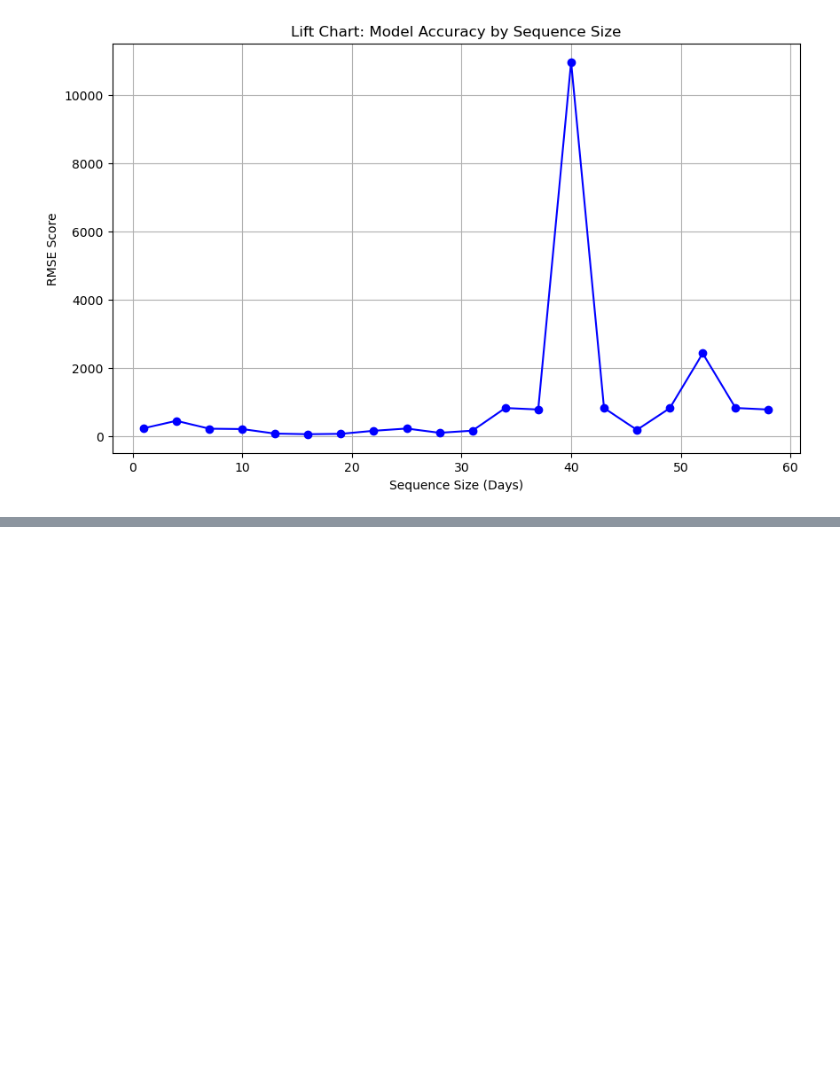
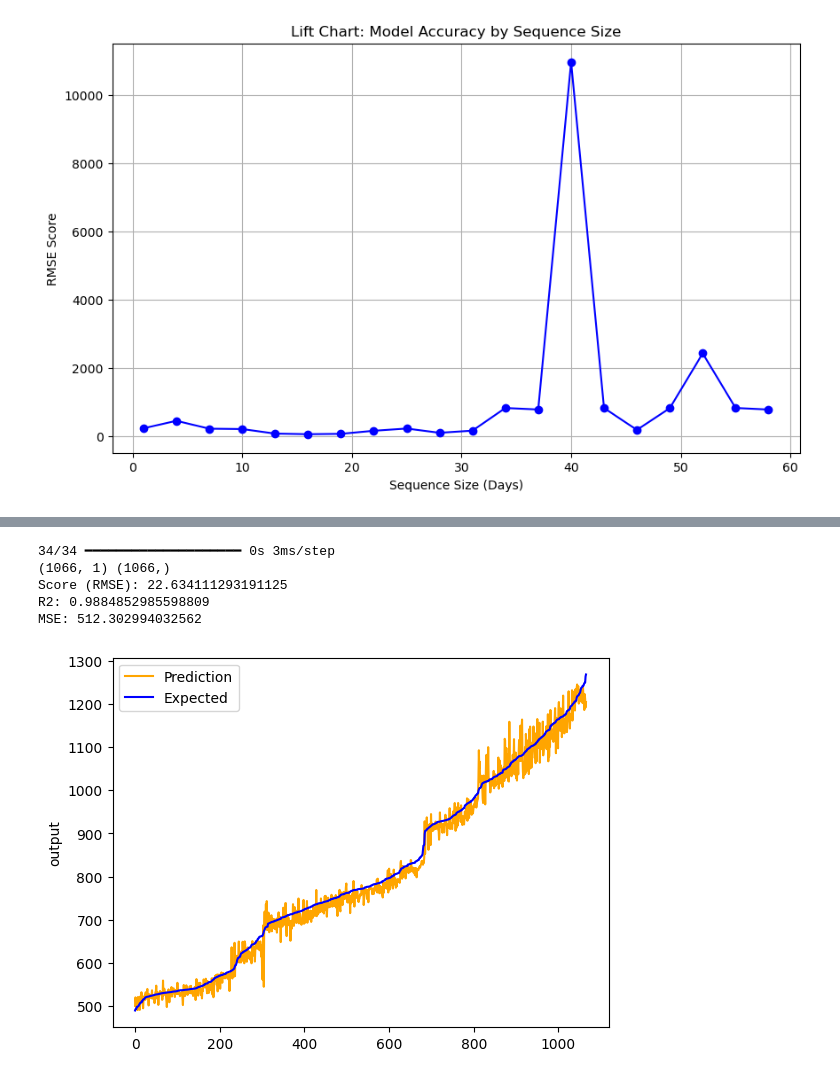
Before and after one commit to kyu2509/CSC180-Project-4, a Jupyter notebook: Stock Price Prediction.ipynb, the cells around one changed output, grey strips where cells are left out. Drawn from its saved outputs; the diff is of its cells as text; code cells hidden in the pictures; blank space fills up the shorter version.

```diff
--- a/Stock Price Prediction.ipynb
+++ b/Stock Price Prediction.ipynb
@@ -409,0 +466,22 @@ plt.show()
+# %%
+pred = cnn.predict(x_test)
+
+print(pred.shape, y_test.shape)
+
+score = np.sqrt(metrics.mean_squared_error(pred,y_test))
+print("Score (RMSE): {}".format(score))
+print("R2:",metrics.r2_score(y_test,pred))
+print("MSE:", metrics.mean_squared_error(y_test, pred))
+# %% [output]
+34/34 ━━━━━━━━━━━━━━━━━━━━ 0s 3ms/step
+(1066, 1) (1066,)
+Score (RMSE): 22.634111293191125
+R2: 0.9884852985598809
+MSE: 512.302994032562
+# %%
+pred = np.asarray(pred)
+y_test_NN = np.asarray(y_test)
+
+chart_regression(pred.flatten(),y_test_NN)
+# %% [output]
+[figure, added]
```
Also changed, not shown: parts of 2 cells of this notebook.
